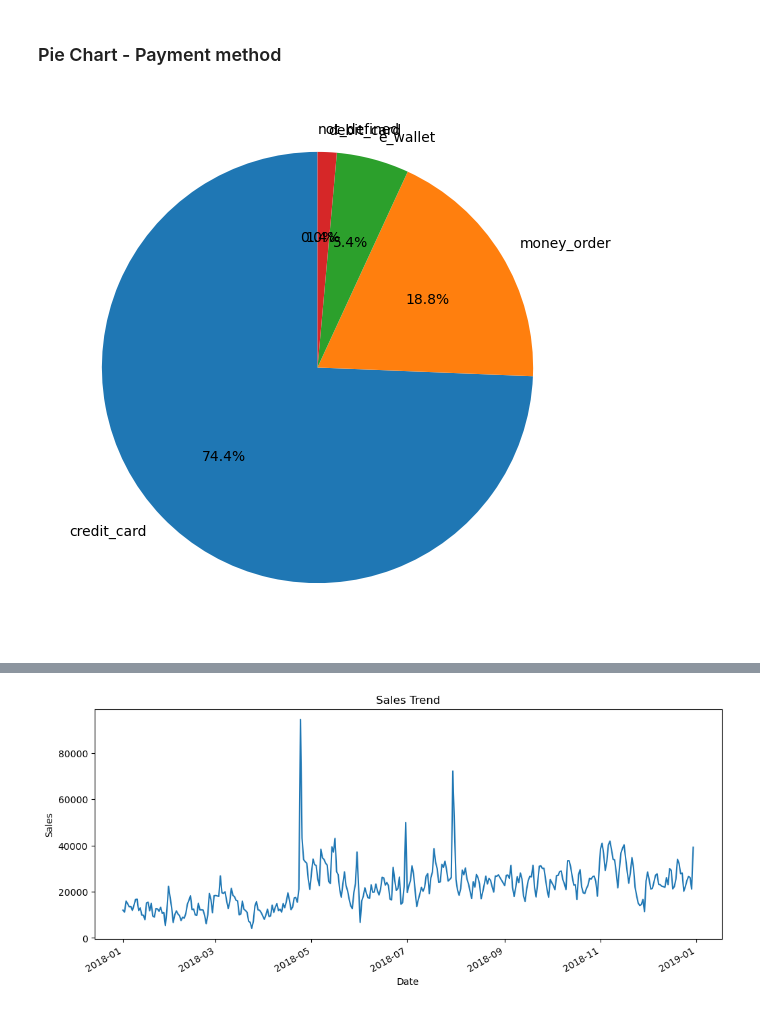
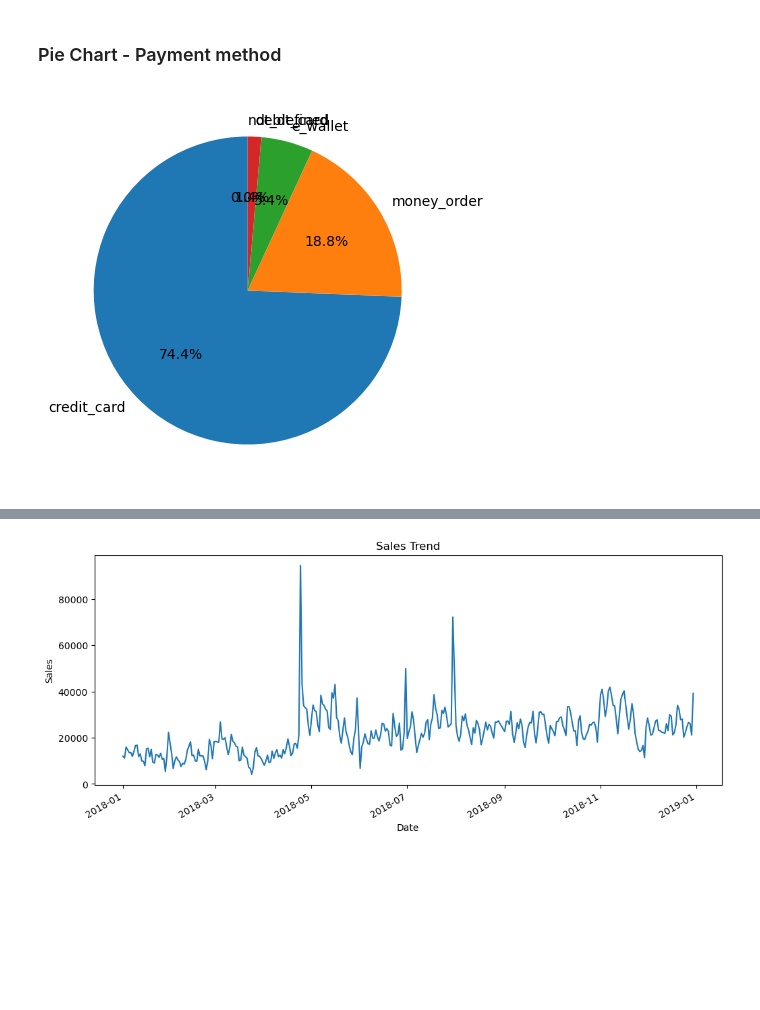
Before and after one commit to Pushpa-9392/Ecommerce-Data-Analytics, a Jupyter notebook: Week2_Exploratory_Data_Analysis.ipynb, the cells around one changed output, grey strips where cells are left out. Saved outputs shown, nothing was run; the diff lists cells and outputs as text; code cells hidden in the pictures; blank space fills up the shorter version.

```diff
--- a/Week2_Exploratory_Data_Analysis.ipynb
+++ b/Week2_Exploratory_Data_Analysis.ipynb
@@ -93,12 +93,12 @@ plt.show()
 # %% [markdown]
 ### Pie Chart - Payment method
 # %%
-plt.figure(figsize=(7,7))
+plt.figure(figsize=(5,5))
 payment=df["Payment_method"].value_counts()
 plt.pie(payment,labels=payment.index,autopct="%1.1f%%",
         startangle=90)
 plt.show()
 # %% [output]
-[figure, old version]
+[figure, new version]
 # %%
 import seaborn as sns
```
Also changed, not shown: parts of 2 cells of this notebook, 3 other files.
